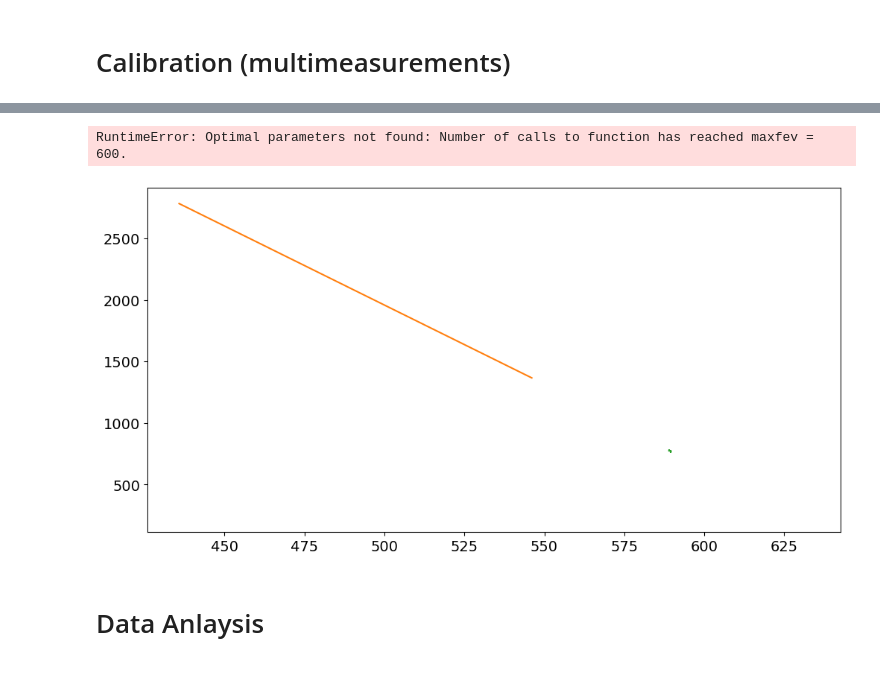
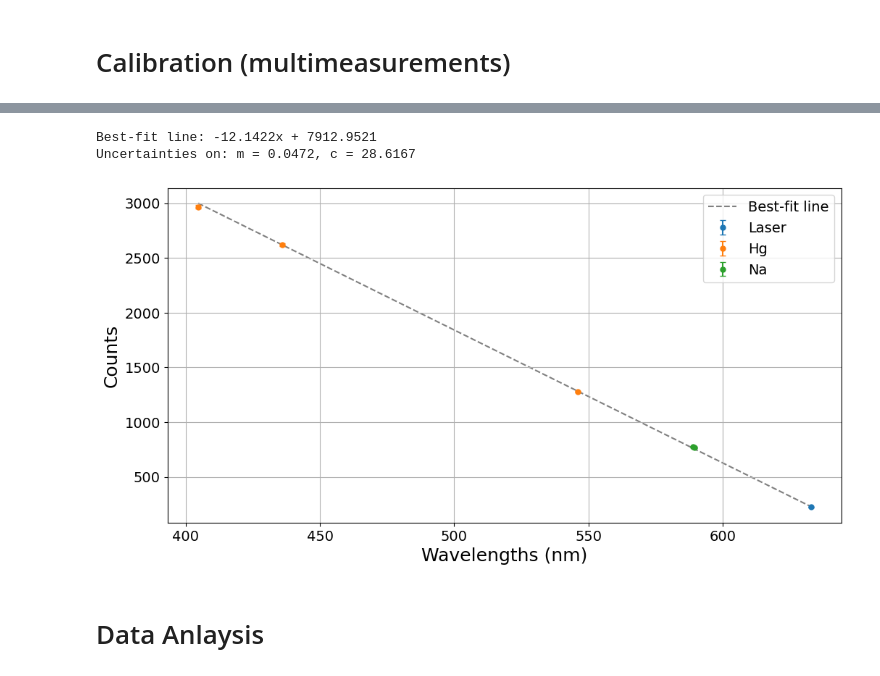
Before and after one commit to javirgv/Iodinic-Spectrometer-Experiment, a Jupyter notebook: JaviRoca_IodineSpectrometer.ipynb, the cells around one changed output, grey strips where cells are left out. Cells and saved outputs as stored; diff of their text form; code cells hidden in the pictures.

```diff
--- a/JaviRoca_IodineSpectrometer.ipynb
+++ b/JaviRoca_IodineSpectrometer.ipynb
@@ -121,30 +114,44 @@ Uncertainties on: m = 0.0002, c = 0.2758
 def get_peak_pos(paths, plot=True):
     file_list = glob(paths)
     peaks_pos = []
+
     for file in file_list:
         V, V_err = np.loadtxt(file, unpack=True, delimiter=' ', skiprows=1)
-        pos, props = find_peaks(V, height=0)
+        pos, props = find_peaks(V, height=0.5)
         peaks_pos.append(pos)
+
+        # Visual check
         if plot==True:
             iterations = np.arange(len(V))
             plt.errorbar(iterations, V, yerr=abs(V_err), marker='o', ms=3.5, ecolor='grey')
             plt.scatter(pos, props['peak_heights'], color='red', s=80, zorder=1)
-            #plt.xlim(2600, 2660)
+            #plt.xlim(max(pos)-50, max(pos)+50)
             plt.show()
     return np.mean(peaks_pos, axis=0), np.std(peaks_pos, axis=0)
+# %%
+Hg_peaks_pos = [
+    [ 1290, 2648, 2995],
+    [ 1282, 2620, 2961],
+    [ 1273, 2624, 2968],
+    [ 1272, 2604, 2949],
+    [ 1272, 2612, 2951]]
+
+Hg_pos = np.mean(Hg_peaks_pos, axis=0)
+Hg_pos_err = np.std(Hg_peaks_pos, axis=0)
 # %%
 # Import calibration data
 laser_paths = "Data/laser*.csv"
 Hg_paths = "Data/Hg*.csv"
 Na_paths = "Data/Na*.csv"
 
-#laser_pos, laser_pos_err = get_peak_pos(laser_files)
-#Hg_pos, Hg_pos_err = get_peak_pos(Hg_paths)
-Na_pos, Na_pos_err = get_peak_pos(Na_paths)
+# Obtain position of peaks
+laser_pos, laser_pos_err = get_peak_pos(laser_paths, False)
+#Hg_pos, Hg_pos_err = get_peak_pos(Hg_paths, True)
+Na_pos, Na_pos_err = get_peak_pos(Na_paths, False)
 
 # Create dataset
 dataset = {
-    #"Laser": {"peaks": laser_pos, "peaks_err": laser_pos_err, "wl_th": [632.816]},
-    #"Hg": {"peaks": Hg_pos, "peaks_err": Hg_pos_err, "wl_th": [546.0735, 435.8328]},
-    "Na": {"peaks": Na_pos, "peaks_err": Na_pos_err, "wl_th": [588.9950]}
+    "Laser": {"peaks": laser_pos, "peaks_err": laser_pos_err, "wl_th": [632.816]},
+    "Hg": {"peaks": Hg_pos, "peaks_err": Hg_pos_err, "wl_th": [546.0735, 435.8328, 404.6563]},
+    "Na": {"peaks": Na_pos, "peaks_err": Na_pos_err, "wl_th": [589.5924, 588.9950]}
 }
@@ -157,44 +158,41 @@ dataset = {
-# %%
-dataset = {
-    "Laser": {"peaks": laser_peaks, "peaks_err": [0], "wl_th": [632.816]},
-    "Hg": {"peaks": Hg_peaks, "peaks_err": [0,0], "wl_th": [546.0735, 435.8328]},
-    "Na": {"peaks": Na_pos, "peaks_err": Na_pos_err, "wl_th": [589.5924, 588.9950]}
-}
 # %%
 # Define function of a straight line for best-fit-line of calibration
 def f(x,m,c):
     return m*x + c
 
 # Initialize variables to store data points of peaks
 peakses, peakses_err, wl_ths = [], [], []
 
 # Store and plot the data points
 for ds in dataset:
     peakses.extend(dataset[ds]['peaks'])
     peakses_err.extend(dataset[ds]['peaks_err'])
     wl_ths.extend(dataset[ds]['wl_th'])
 
-    plt.errorbar(dataset[ds]['wl_th'], dataset[ds]['peaks'], yerr=dataset[ds]['peaks_err'], label=ds)
+    plt.errorbar(dataset[ds]['wl_th'], dataset[ds]['peaks'], yerr=dataset[ds]['peaks_err'], label=ds, marker ='o', ms=5, ls='None', capsize=3)
 
 # Obtain values for best fit
 popt, pcov = curve_fit(f, wl_ths, peakses, sigma=peakses_err, absolute_sigma=True)
 m, c = popt
 m_err, c_err = np.sqrt(np.diag(pcov))
 
 # Print them for a visual check
 print(f"Best-fit line: {m:.4f}x + {c:.4f}")
 print(f"Uncertainties on: m = {m_err:.4f}, c = {c_err:.4f}")
 
 # Plot the line
 xfit = np.linspace(min(wl_ths), max(wl_ths), 500)
 yfit = f(xfit, m, c)
-plt.plot(xfit, yfit, 'r--', label=f"Fit: y = {m:.3f}x + {c:.3f}", zorder=0)
+plt.plot(xfit, yfit, color='grey', ls='--', label="Best-fit line", zorder=0)
 
+plt.xlabel('Wavelengths (nm)')
+plt.ylabel('Counts')
 plt.legend()
 plt.grid()
 plt.show()
 # %% [output]
-RuntimeError: Optimal parameters not found: Number of calls to function has reached maxfev = 600.
+Best-fit line: -12.1422x + 7912.9521
+Uncertainties on: m = 0.0472, c = 28.6167
-[figure, old version]
+[figure, new version]
 # %% [markdown]
 # Data Anlaysis
```
Also changed, not shown: parts of 4 cells of this notebook, 9 other files.
